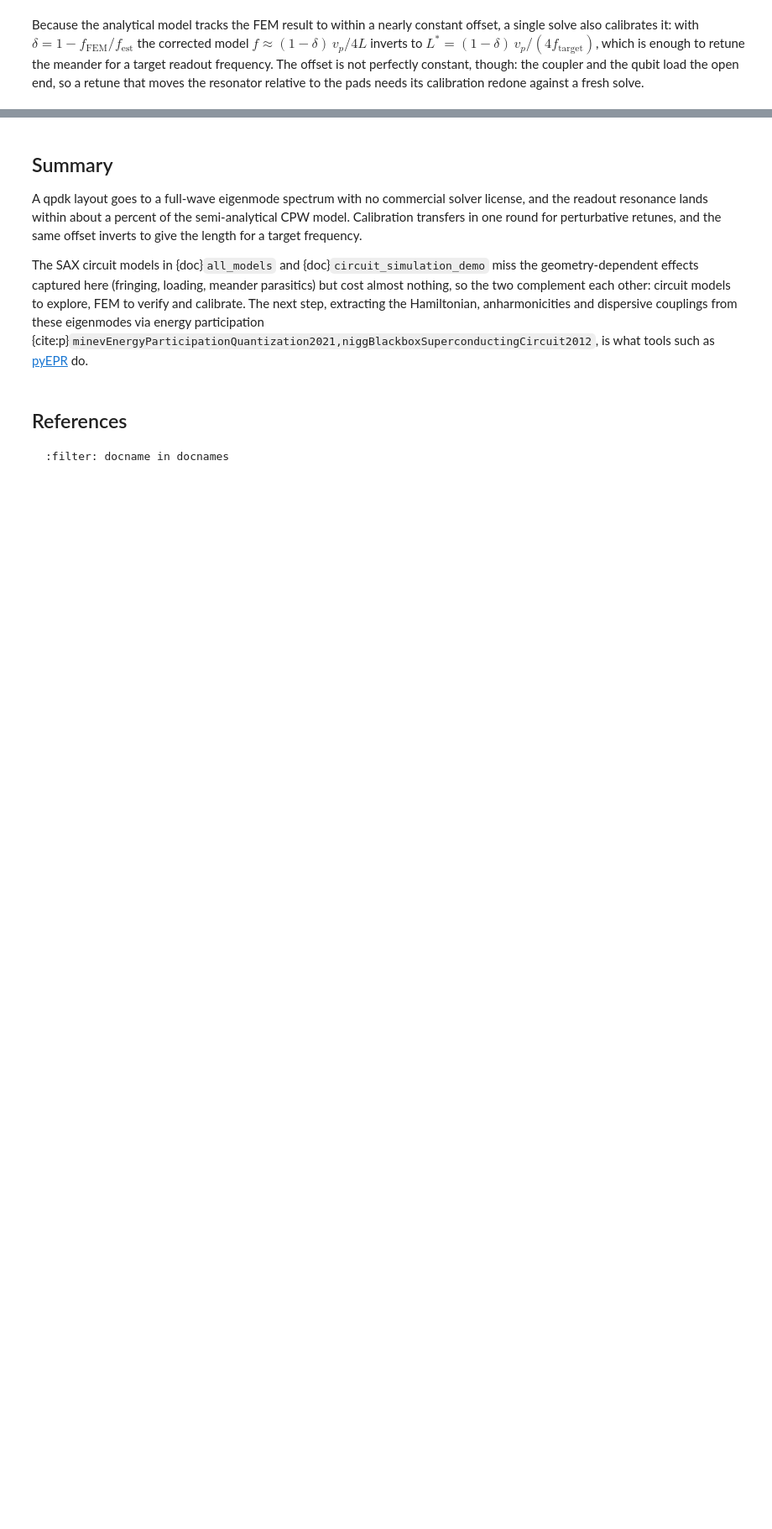
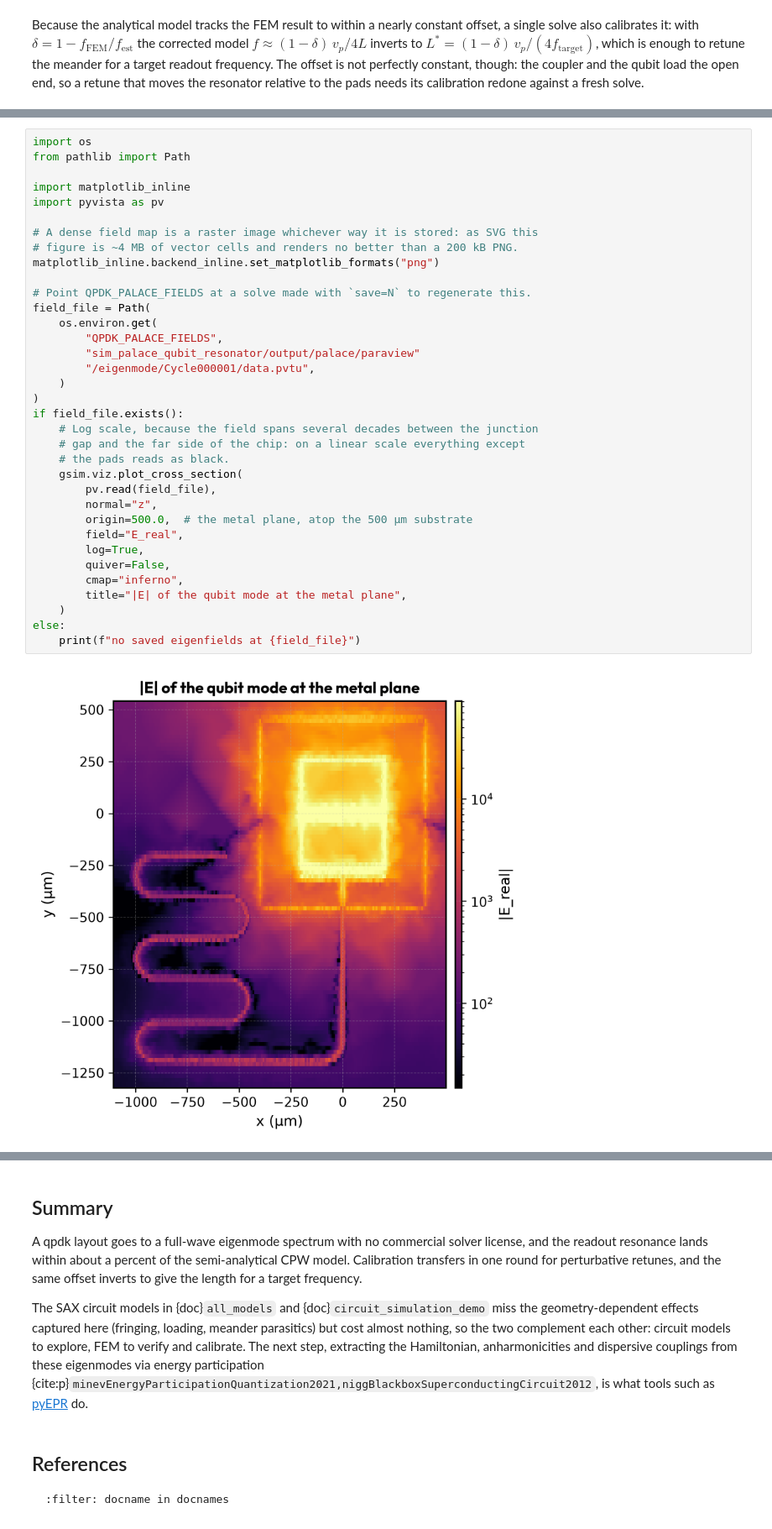
Before and after one commit to gdsfactory/quantum-rf-pdk, a Jupyter notebook: notebooks/palace_eigenmode_qubit_resonator.ipynb, the cells around one changed output, grey strips where cells are left out. Shown at 84% size. Cells and saved outputs as stored; diff of their text form; blank space fills up the shorter version.

```diff
--- a/notebooks/palace_eigenmode_qubit_resonator.ipynb
+++ b/notebooks/palace_eigenmode_qubit_resonator.ipynb
@@ -585 +628,38 @@ against a fresh solve.
+# %%
+import os
+from pathlib import Path
+
+import matplotlib_inline
+import pyvista as pv
+
+# A dense field map is a raster image whichever way it is stored: as SVG this
+# figure is ~4 MB of vector cells and renders no better than a 200 kB PNG.
+matplotlib_inline.backend_inline.set_matplotlib_formats("png")
+
+# Point QPDK_PALACE_FIELDS at a solve made with `save=N` to regenerate this.
+field_file = Path(
+    os.environ.get(
+        "QPDK_PALACE_FIELDS",
+        "sim_palace_qubit_resonator/output/palace/paraview"
+        "/eigenmode/Cycle000001/data.pvtu",
+    )
+)
+if field_file.exists():
+    # Log scale, because the field spans several decades between the junction
+    # gap and the far side of the chip: on a linear scale everything except
+    # the pads reads as black.
+    gsim.viz.plot_cross_section(
+        pv.read(field_file),
+        normal="z",
+        origin=500.0,  # the metal plane, atop the 500 µm substrate
+        field="E_real",
+        log=True,
+        quiver=False,
+        cmap="inferno",
+        title="|E| of the qubit mode at the metal plane",
+    )
+else:
+    print(f"no saved eigenfields at {field_file}")
+# %% [output]
+[figure, added]
 # %% [markdown]
```
Also changed, not shown: parts of 15 cells of this notebook, 16 other files.
